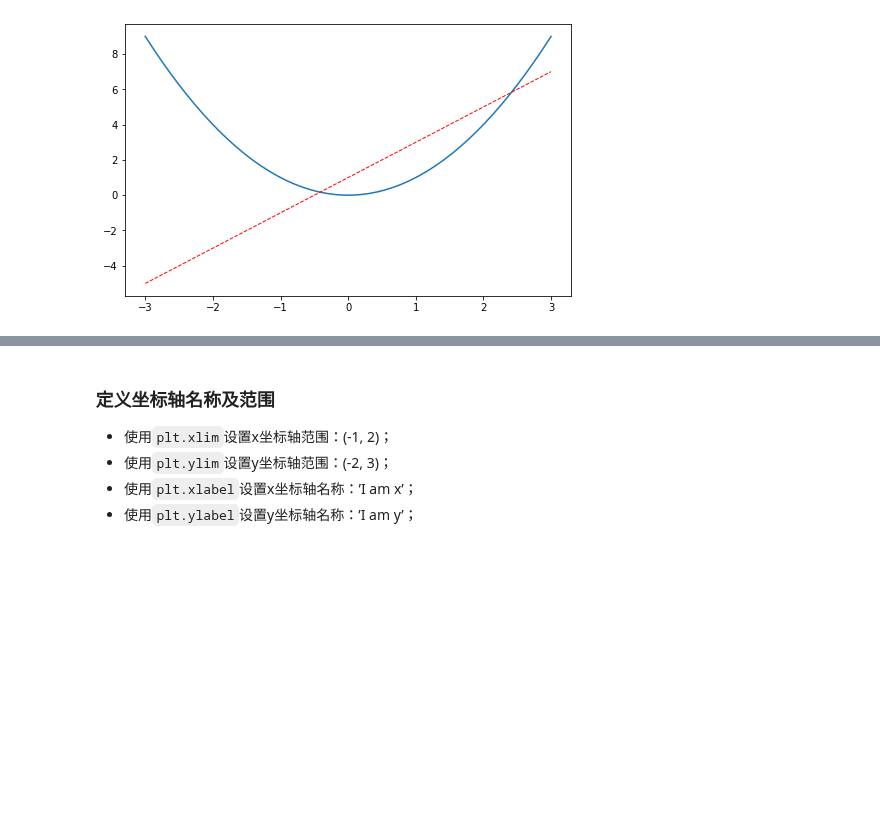
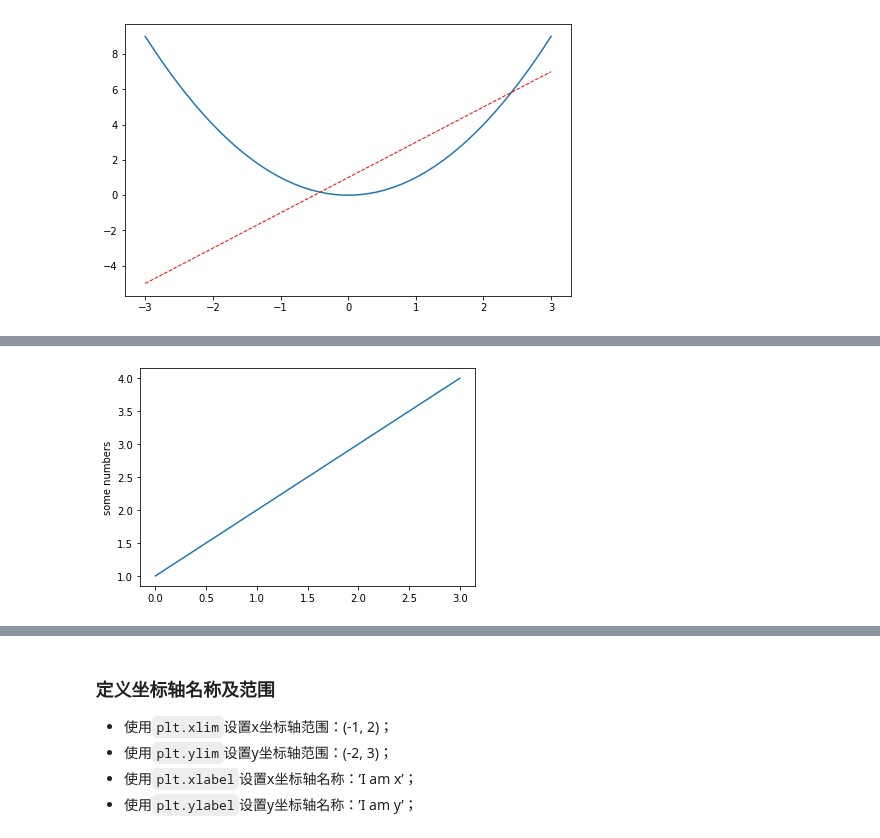
Before and after one commit to Jamie33/learngit, a Jupyter notebook: DataVisualization/matplotlib_learning.ipynb, the cells around one changed output, grey strips where cells are left out. Cells and saved outputs as stored; diff of their text form; code cells hidden in the pictures; blank space fills up the shorter version.

```diff
--- a/DataVisualization/matplotlib_learning.ipynb
+++ b/DataVisualization/matplotlib_learning.ipynb
@@ -46,0 +53,7 @@ plt.plot(x, y1, color='red', linewidth=1.0, linestyle='--')
+# %%
+import matplotlib.pyplot as plt
+plt.plot([1,2,3,4])
+plt.ylabel('some numbers')
+plt.show()
+# %% [output]
+[figure, added]
```
Also changed, not shown: parts of 34 cells of this notebook, 6 other files.
